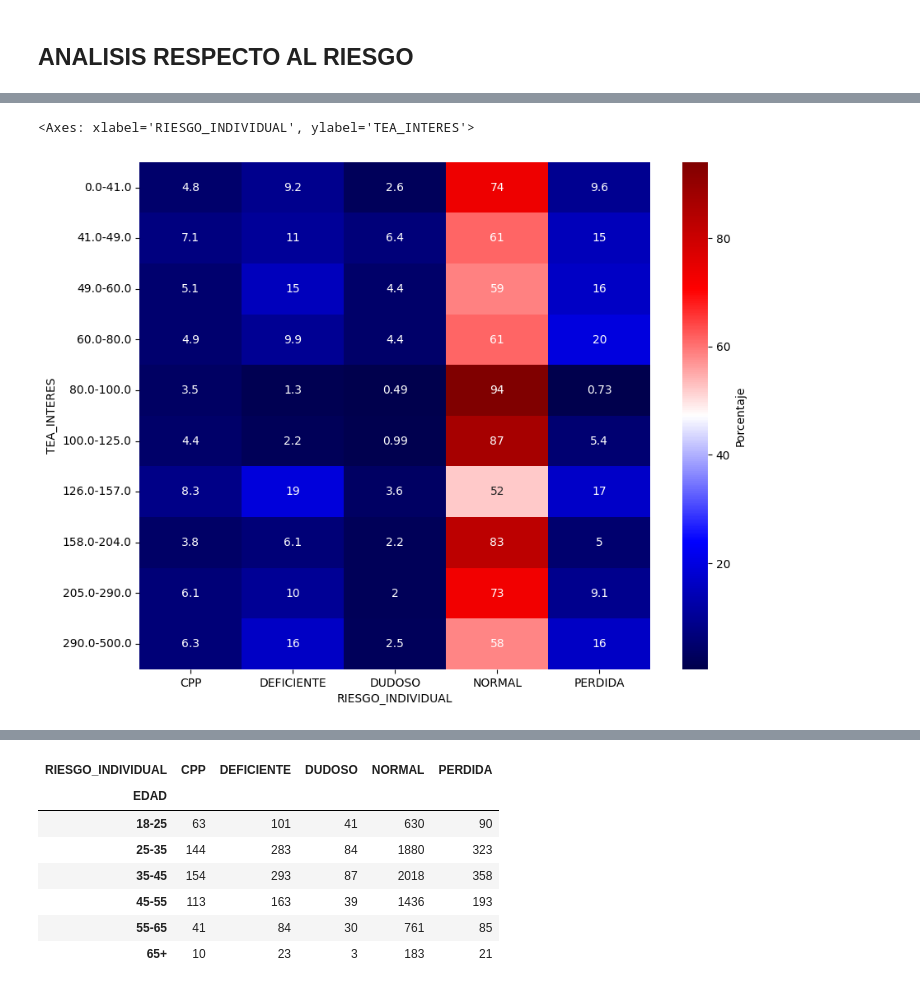
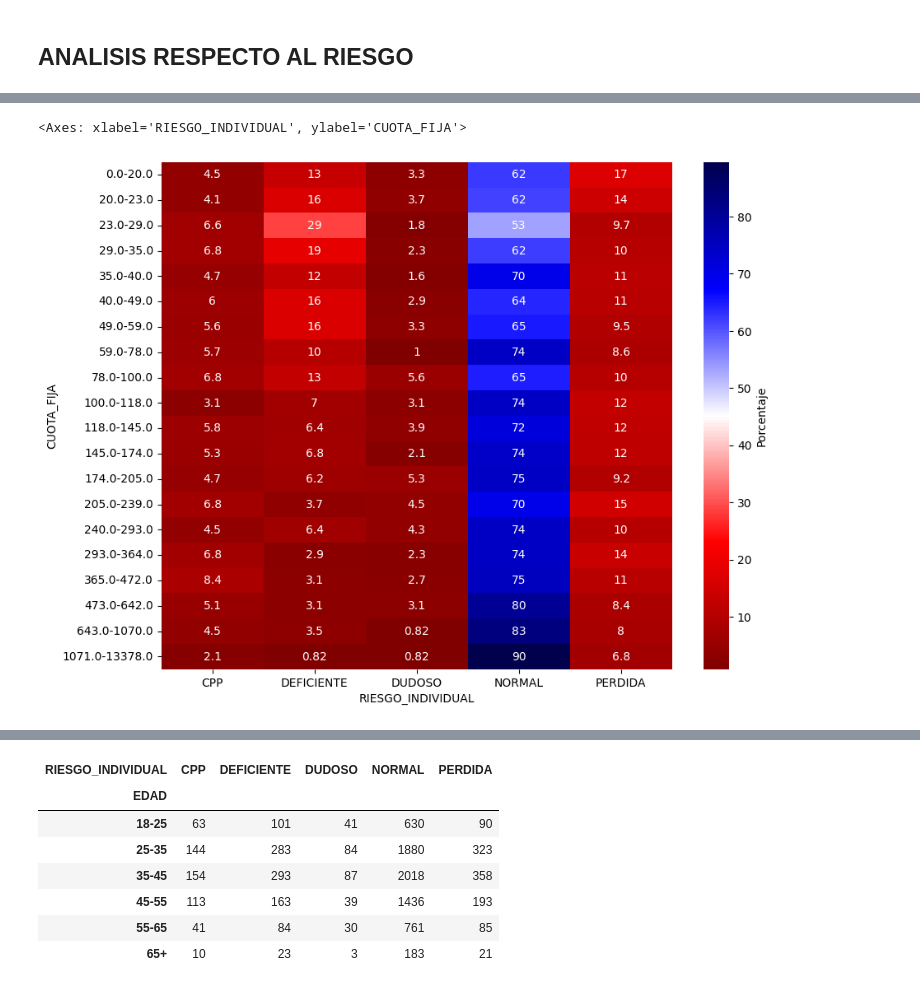
Before and after one commit to AxelSaire/Modelo-de-Riesgo-Crediticio, a Jupyter notebook: ABCC.ipynb, the cells around one changed output, grey strips where cells are left out. Cells and saved outputs as stored; diff of their text form; code cells hidden in the pictures.

```diff
--- a/ABCC.ipynb
+++ b/ABCC.ipynb
@@ -40,8 +98,8 @@ list
 # %%
-TeaxMorosidad = 100 * pd.crosstab(data['TEA_INTERES'], data['RIESGO_INDIVIDUAL'], normalize='index')
-TeaxMorosidad = TeaxMorosidad.reindex(ordenar(TeaxMorosidad.index))
+CuoFijaxMorosidad = 100*pd.crosstab(data['CUOTA_FIJA'], data['RIESGO_INDIVIDUAL'], normalize='index').sort_index(ascending=True)
+CuoFijaxMorosidad = CuoFijaxMorosidad.reindex(ordenar(CuoFijaxMorosidad.index))
 plt.figure(figsize=(10, 8))
-sns.heatmap(TeaxMorosidad, annot=True, cmap='seismic', cbar_kws={'label': 'Porcentaje'})
+sns.heatmap(CuoFijaxMorosidad, annot=True, cmap='seismic_r', cbar_kws={'label': 'Porcentaje'})
 # %% [output]
-<Axes: xlabel='RIESGO_INDIVIDUAL', ylabel='TEA_INTERES'>
+<Axes: xlabel='RIESGO_INDIVIDUAL', ylabel='CUOTA_FIJA'>
-[figure, old version]
+[figure, new version]
```
Also changed, not shown: parts of 18 cells of this notebook.
